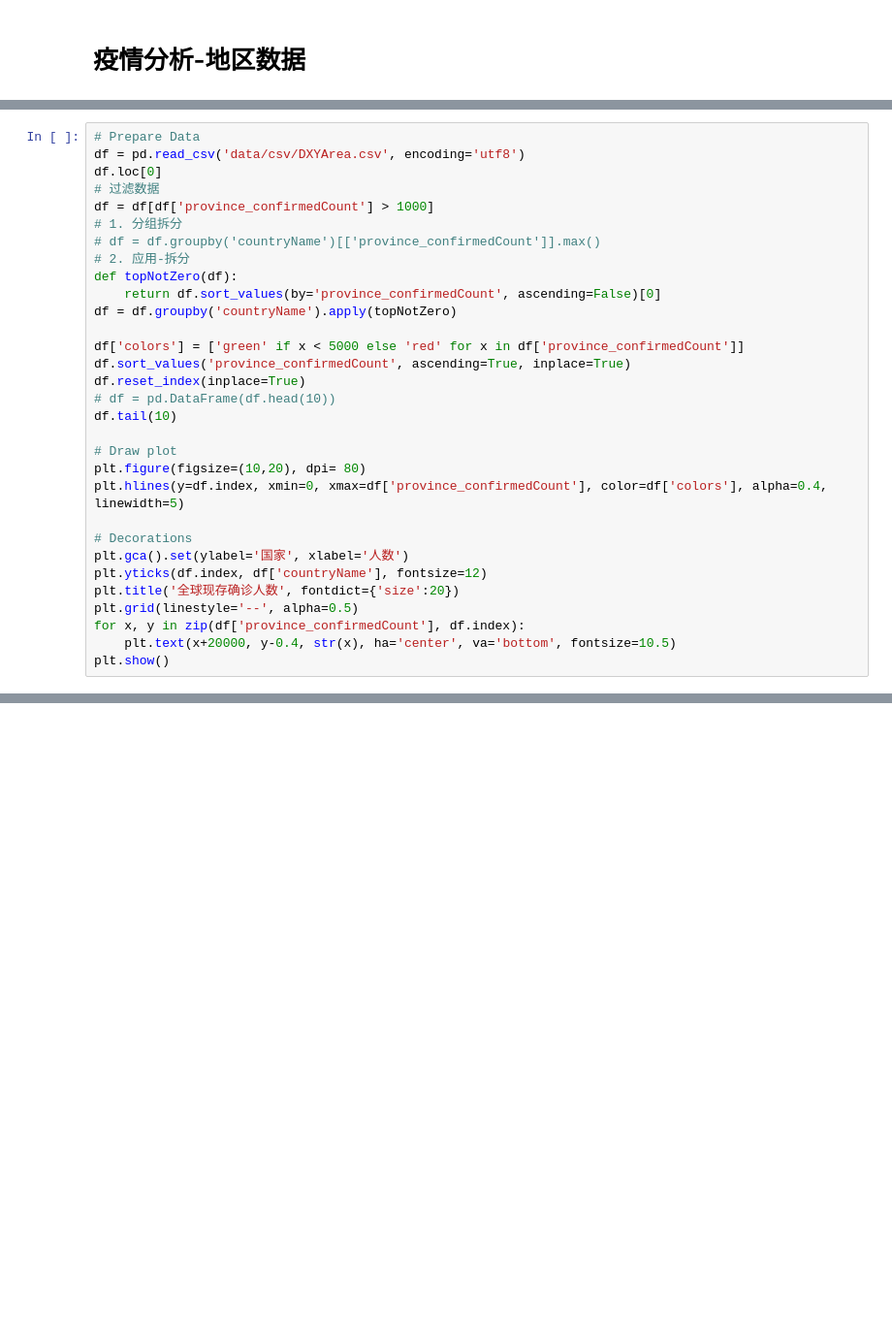
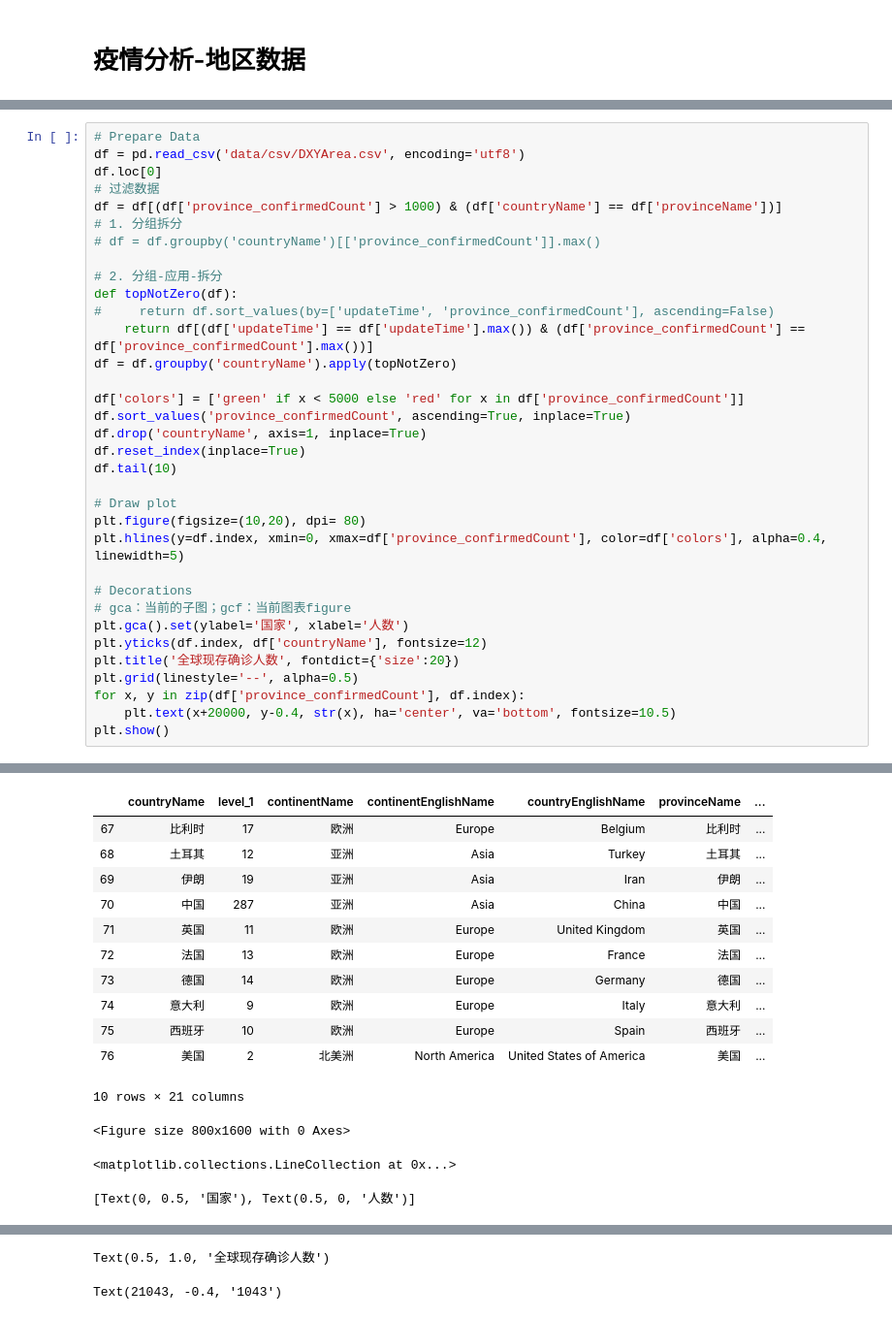
Before and after one commit to silianpan/2019-nCoV, a Jupyter notebook: area.ipynb, the cells around one changed output, grey strips where cells are left out. Shown: that part at 97% size. Cells and saved outputs as stored; diff of their text form; blank space fills up the shorter version.

```diff
--- a/area.ipynb
+++ b/area.ipynb
@@ -49,18 +52,20 @@ print(sns.__version__)  #> 0.9.0
 df = pd.read_csv('data/csv/DXYArea.csv', encoding='utf8')
 df.loc[0]
 # 过滤数据
-df = df[df['province_confirmedCount'] > 1000]
+df = df[(df['province_confirmedCount'] > 1000) & (df['countryName'] == df['provinceName'])]
 # 1. 分组拆分
 # df = df.groupby('countryName')[['province_confirmedCount']].max()
-# 2. 应用-拆分
+
+# 2. 分组-应用-拆分
 def topNotZero(df):
-    return df.sort_values(by='province_confirmedCount', ascending=False)[0]
+#     return df.sort_values(by=['updateTime', 'province_confirmedCount'], ascending=False)
+    return df[(df['updateTime'] == df['updateTime'].max()) & (df['province_confirmedCount'] == df['province_confirmedCount'].max())]
 df = df.groupby('countryName').apply(topNotZero)
 
 df['colors'] = ['green' if x < 5000 else 'red' for x in df['province_confirmedCount']]
 df.sort_values('province_confirmedCount', ascending=True, inplace=True)
+df.drop('countryName', axis=1, inplace=True)
 df.reset_index(inplace=True)
-# df = pd.DataFrame(df.head(10))
 df.tail(10)
 
 # Draw plot
@@ -68,6 +73,7 @@ plt.figure(figsize=(10,20), dpi= 80)
 plt.hlines(y=df.index, xmin=0, xmax=df['province_confirmedCount'], color=df['colors'], alpha=0.4, linewidth=5)
 
 # Decorations
+# gca：当前的子图；gcf：当前图表figure
 plt.gca().set(ylabel='国家', xlabel='人数')
 plt.yticks(df.index, df['countryName'], fontsize=12)
 plt.title('全球现存确诊人数', fontdict={'size':20})
@@ -75,3 +81,4 @@ plt.grid(linestyle='--', alpha=0.5)
 for x, y in zip(df['province_confirmedCount'], df.index):
     plt.text(x+20000, y-0.4, str(x), ha='center', va='bottom', fontsize=10.5)
 plt.show()
+# %% [output]
@@ -77,0 +105,15 @@ plt.show()
+|  | countryName | level_1 | continentName | continentEnglishName | countryEnglishName | provinceName | ... |
+| 67 | 比利时 | 17 | 欧洲 | Europe | Belgium | 比利时 | ... |
+| 68 | 土耳其 | 12 | 亚洲 | Asia | Turkey | 土耳其 | ... |
+| 69 | 伊朗 | 19 | 亚洲 | Asia | Iran | 伊朗 | ... |
+| 70 | 中国 | 287 | 亚洲 | Asia | China | 中国 | ... |
+| 71 | 英国 | 11 | 欧洲 | Europe | United Kingdom | 英国 | ... |
+| 72 | 法国 | 13 | 欧洲 | Europe | France | 法国 | ... |
+| 73 | 德国 | 14 | 欧洲 | Europe | Germany | 德国 | ... |
+| 74 | 意大利 | 9 | 欧洲 | Europe | Italy | 意大利 | ... |
+| 75 | 西班牙 | 10 | 欧洲 | Europe | Spain | 西班牙 | ... |
+| 76 | 美国 | 2 | 北美洲 | North America | United States of America | 美国 | ... |
+10 rows × 21 columns
+<Figure size 800x1600 with 0 Axes>
+<matplotlib.collections.LineCollection at 0x...>
+[Text(0, 0.5, '国家'), Text(0.5, 0, '人数')]
@@ -77,0 +137,2 @@ plt.show()
+Text(0.5, 1.0, '全球现存确诊人数')
+Text(21043, -0.4, '1043')
```
Also changed, not shown: parts of 2 cells of this notebook.
